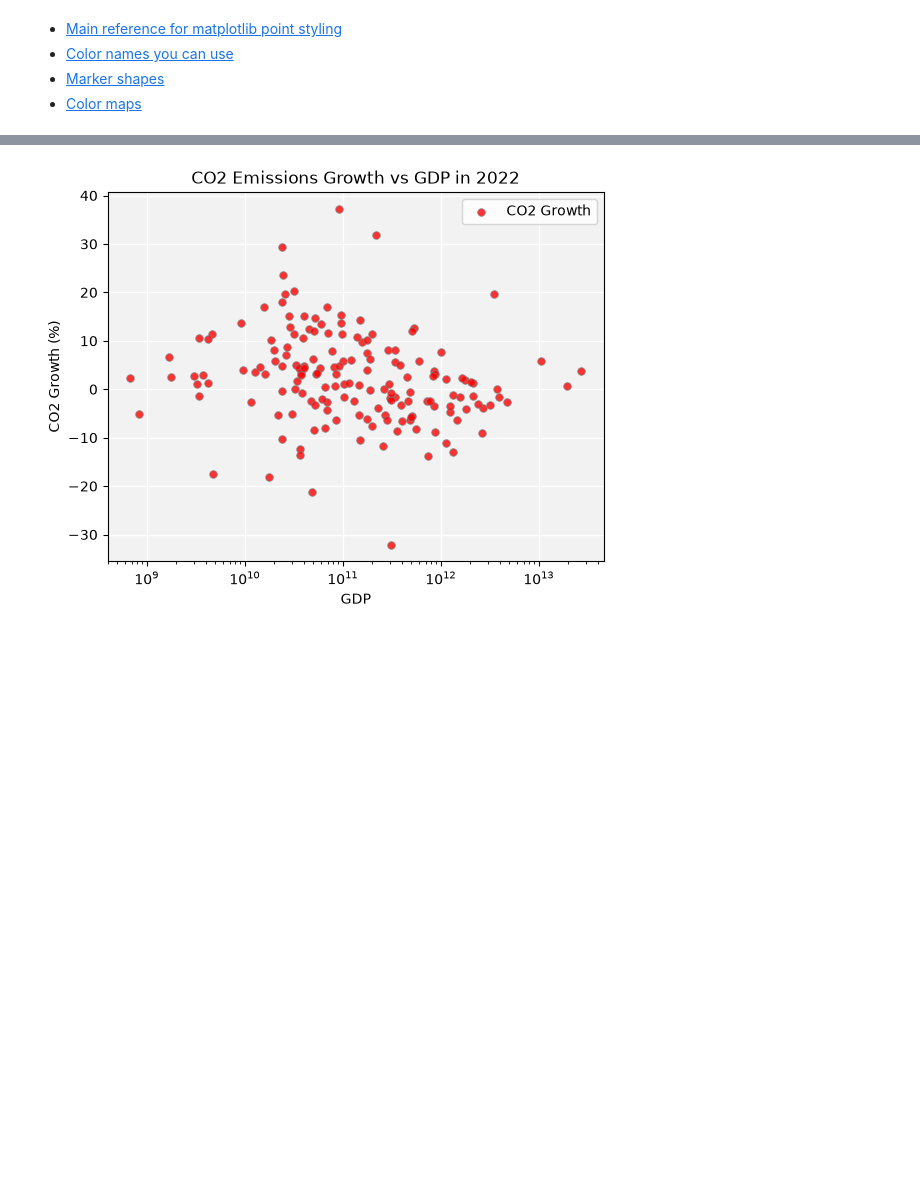
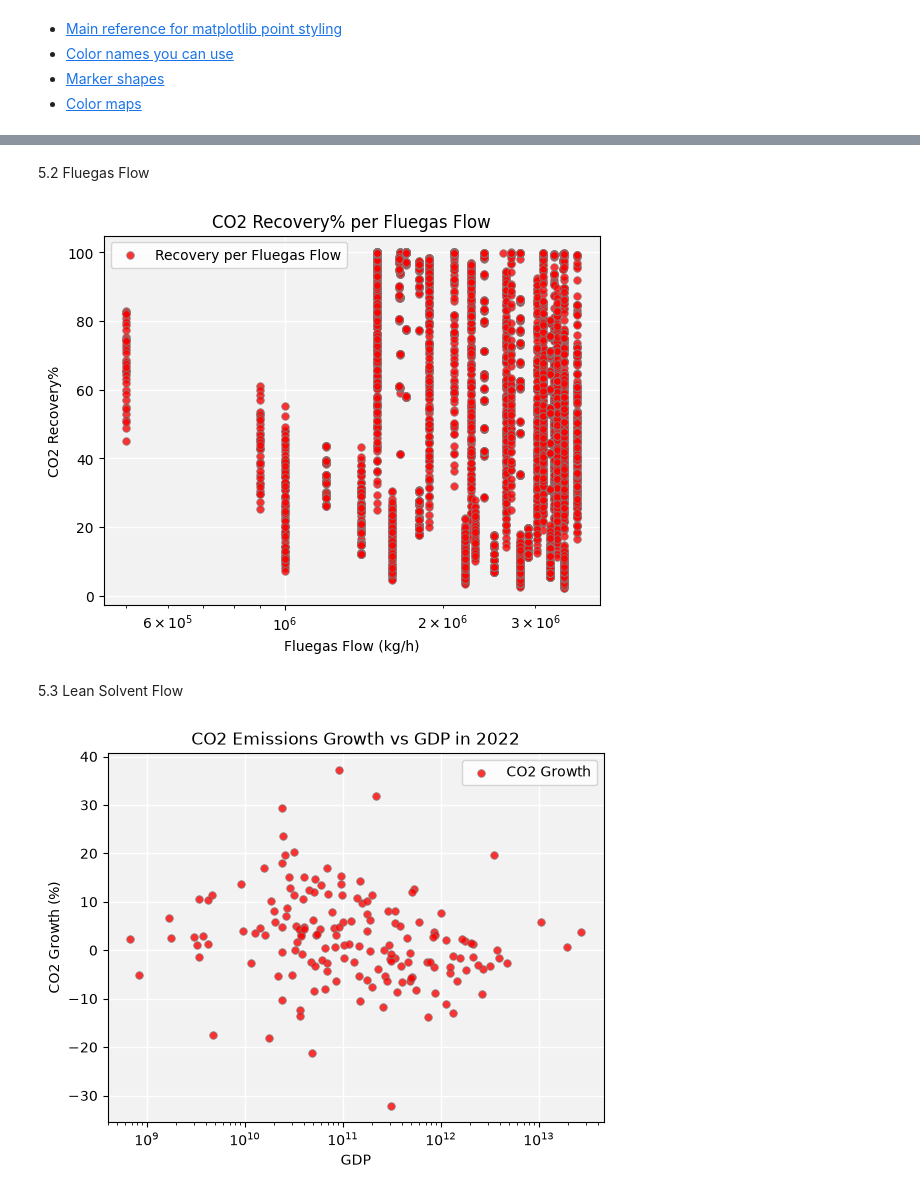
Before and after one commit to ialipon/ENCH680PRJ, a Jupyter notebook: PRJ_knn.ipynb, the cells around one changed output, grey strips where cells are left out. Saved outputs shown, nothing was run; the diff lists cells and outputs as text; code cells hidden in the pictures; blank space fills up the shorter version.

```diff
--- a/PRJ_knn.ipynb
+++ b/PRJ_knn.ipynb
@@ -274,0 +184,31 @@ plt.show()
+# %% [markdown]
+5.2 Fluegas Flow
+# %%
+ax = Rec_data.plot.scatter(
+    x="Fluegas Flow (kg/h)",
+    y="Recovery%",
+    title="CO2 Recovery% per Fluegas Flow",
+    grid=True,
+    logx=True,
+    label="Recovery per Fluegas Flow",
+    xlabel="Fluegas Flow (kg/h)",
+    ylabel="CO2 Recovery%",
+    marker="o",  # shape of the points
+    c="red",  # color of the points
+    s=30,  # size of the points
+    edgecolor="grey",  # edge color of the points
+    linewidth=0.6,  # edge line width of the points
+    alpha=0.8,  # transparency of the points
+)
+
+ax.figure.set_facecolor("white")  # the whole figure (outside the axes)
+ax.set_facecolor("#f2f2f2")  # the plotting area (inside the axes)
+
+ax.grid(color="white", linewidth=1)
+ax.set_axisbelow(True)
+
+plt.show()
+# %% [output]
+[figure, added]
+# %% [markdown]
+5.3 Lean Solvent Flow
```
Also changed, not shown: parts of 24 cells of this notebook.
